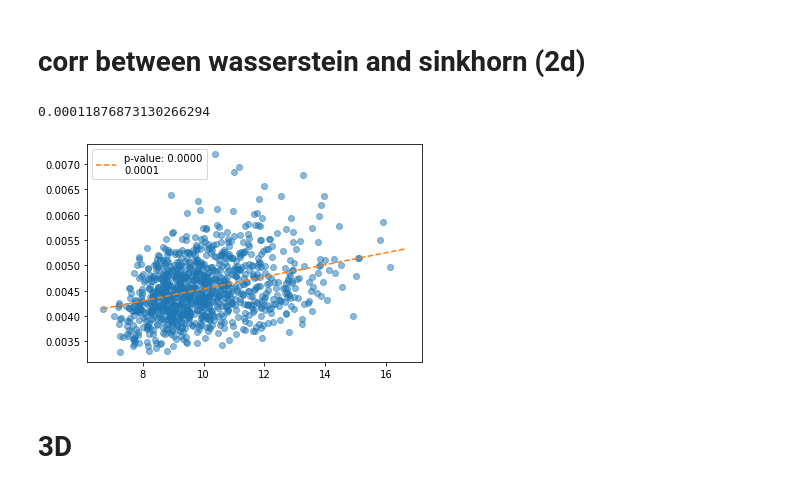
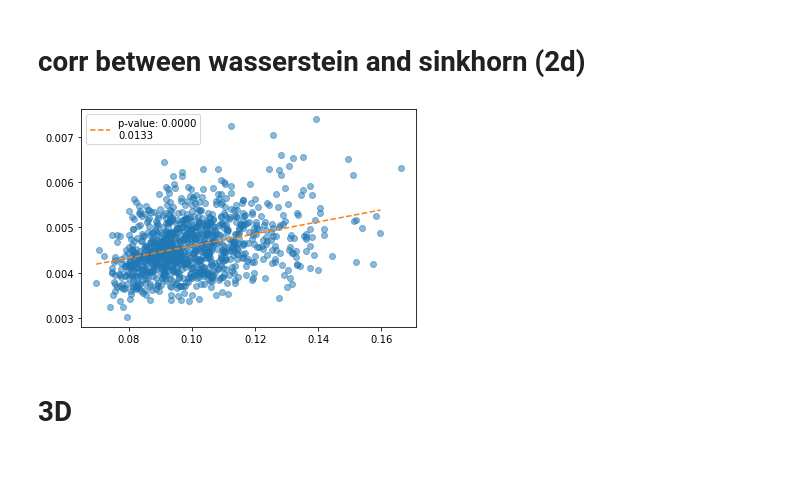
Before and after one commit to Polichinel/HydraNet_001, a Jupyter notebook: wasserstein_test.ipynb, the cells around one changed output. Drawn from its saved outputs; the diff is of its cells as text; code cells hidden in the pictures.

```diff
--- a/wasserstein_test.ipynb
+++ b/wasserstein_test.ipynb
@@ -42,0 +47,26 @@ import matplotlib.pyplot as plt
+# %%
+# data
+M = 25 # go higer then and lap top can't allocate enough ram. No issue on computerome
+coords0, coords1 = np.random.rand(2, M,1) # would be spatial coordinates of dist0 and dist1
+weights0, weights1 = np.ones([2,M]) # no/same weights
+
+# scipy---------------------------------------------------
+wass = stats.wasserstein_distance(coords0.flatten(),coords1.flatten())
+print('Wasserstein distance (scipy):', wass)
+
+#wasserstein ---------------------------------------------
+emd = wasserstein.EMD(norm=True, n_iter_max = 1000)
+emd_val = emd(weights0, coords0, weights1, coords1)
+print('Wasserstein distance (wasserstein):', emd_val)
+
+#sinkhorn -------------------------------------------------
+x = torch.tensor(coords0, dtype=torch.float)
+y = torch.tensor(coords1, dtype=torch.float)
+sinkhorn = SinkhornDistance(eps=0.001, max_iter=1000, reduction='none')
+dist, P, C = sinkhorn(x, y)
+print(f"Sinkhorn distance: {dist.item()}")
+
+# GeomLoss
+loss = geomloss.SamplesLoss(loss='sinkhorn', p = 1, blur= 0.001)
+sinkhornLoss = loss(x,y)
+print(f"Sinkhorn distance (GeomLoss): {sinkhornLoss}")
@@ -80,7 +167,7 @@ coords0, coords1 = np.random.rand(2, M, 2) # would be spatial coordinates of dis
 weights0, weights1 = np.ones([2,M]) # no/same weights
 
 #wasserstein ---------------------------------------------
-emd = wasserstein.EMD(n_iter_max = 1000)
+emd = wasserstein.EMD(norm=True, n_iter_max = 1000)
 emd_val = emd(weights0, coords0, weights1, coords1)
 print('Wasserstein distance:', emd_val)
 
@@ -117,7 +204,7 @@ for i in range(iterations):
     weights0, weights1 = np.ones([2,M])
 
     #wasserstein ---------------------------------------------
-    emd = wasserstein.EMD(n_iter_max = 1000)
+    emd = wasserstein.EMD(norm = True, n_iter_max = 10000)
     emd_val = emd(weights0, coords0, weights1, coords1)
     w_list.append(emd_val)
 
@@ -126,25 +213,21 @@ for i in range(iterations):
     x = torch.tensor(coords0, dtype=torch.float)
     y = torch.tensor(coords1, dtype=torch.float)
 
-    sinkhorn = SinkhornDistance(eps=0.0001, max_iter=1000, reduction='none')
+    sinkhorn = SinkhornDistance(eps=0.0001, max_iter=10000, reduction='none')
     dist, P, C = sinkhorn(x, y)
     s_list.append(dist.item())
-# %%
-results.slope
-# %% [output]
-0.00011876873130266294
 # %%
 results=stats.linregress(w_list, s_list)
 
-reg_x = np.arange(min(w_list), max(w_list)+1, 1)
+reg_x = np.arange(min(w_list), max(w_list), 0.01)
 reg_y = results.intercept + results.slope*reg_x
 
 plt.plot(w_list, s_list, 'o', alpha = 0.5)
 plt.plot(reg_x, reg_y, '--', label = f'p-value: {results.pvalue:.4f}\n{results.slope:.4f}')
 plt.legend()
 plt.show()
 # %% [output]
-[figure, old version]
+[figure, new version]
 # %% [markdown]
 # 3D
 # %% [markdown]
```
Also changed, not shown: parts of 14 cells of this notebook.
